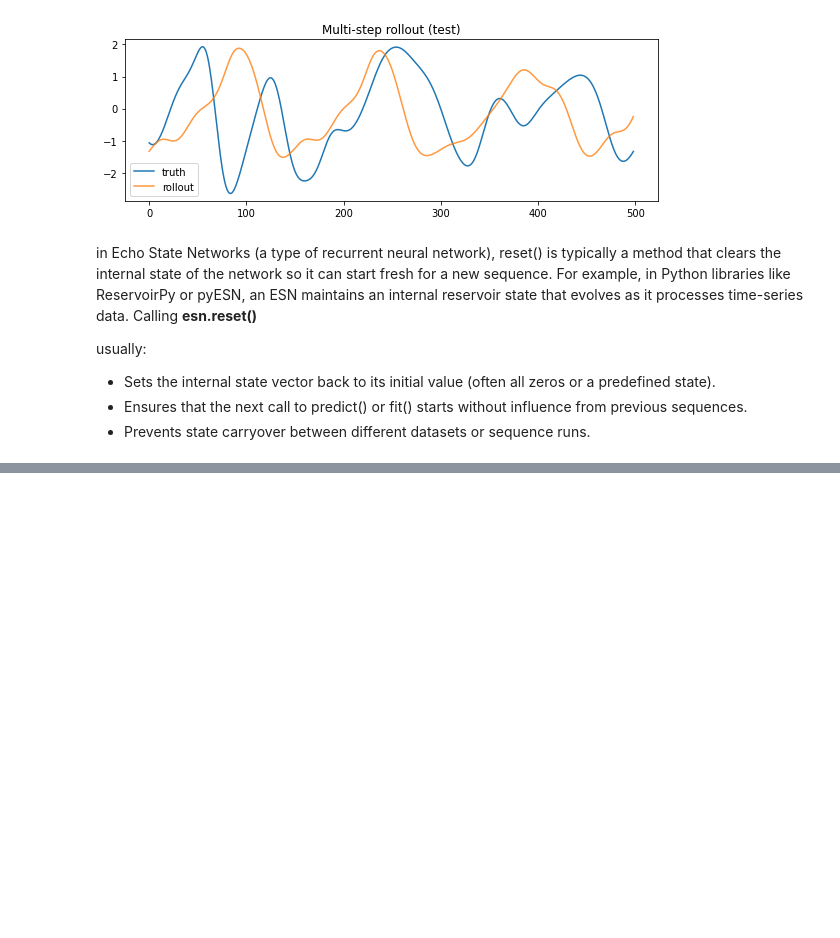
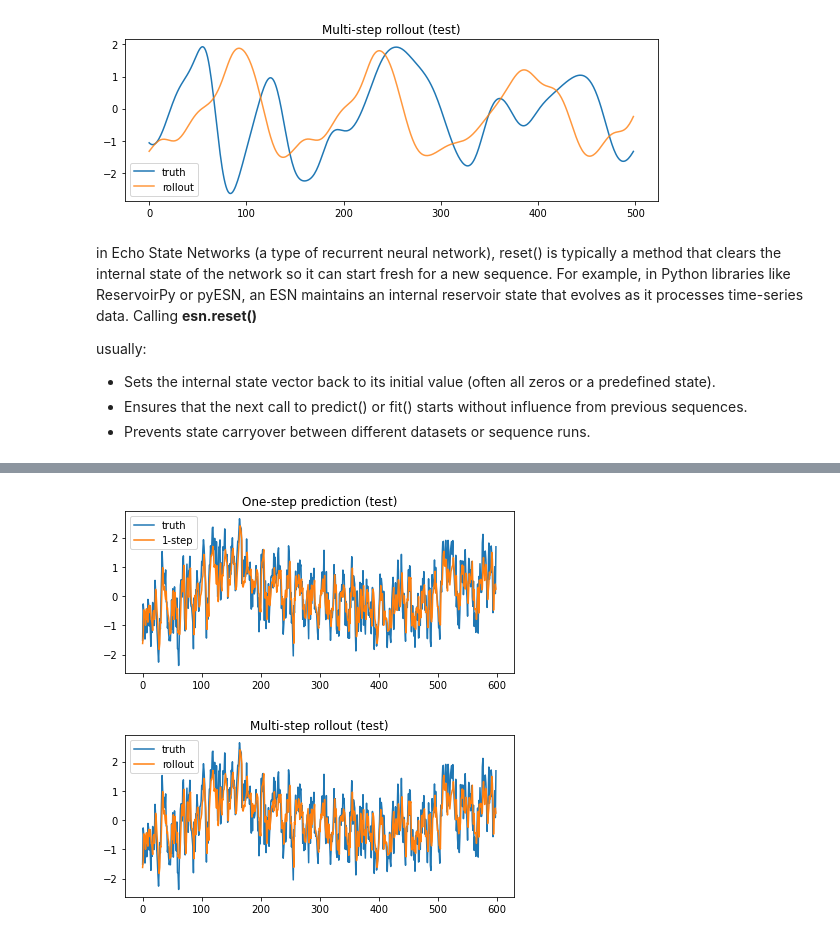
Before and after one commit to sriram-1/Quantum, a Jupyter notebook: QRC_Lyapunov_Notebook_Extended_v2.ipynb, the cells around one changed output, grey strips where cells are left out. Drawn from its saved outputs; the diff is of its cells as text; code cells hidden in the pictures; blank space fills up the shorter version.

```diff
--- a/QRC_Lyapunov_Notebook_Extended_v2.ipynb
+++ b/QRC_Lyapunov_Notebook_Extended_v2.ipynb
@@ -278,0 +407,75 @@ usually:
+# %%
+import matplotlib.pyplot as plt
+
+X = states
+y = X[:,0]
+y = (y - y.mean()) / (y.std() + 1e-12)
+
+# Build one-step pairs
+X_all = X[:-1]
+y_next = y[1:]
+
+T = len(y)
+n_train = int(0.6*T);
+n_valid = int(0.2*T)
+#T_test = T - T_train - T_valid
+
+# y_train = y[:T_train]
+# y_valid = y[T_train:T_train+T_valid]
+# y_test = y[T_train+T_valid:]
+
+#Disregard this comment # Align features for one-step prediction: X_t -> y_{t+1}
+
+Xtr = X_all[:n_train]
+Xva = X_all[n_train:n_train+n_valid]
+Xte = X_all[n_train+n_valid:]
+
+tgt_tr = y_next[:n_train];
+tgt_va = y_next[n_train:n_train+n_valid]
+tgt_te = y_next[n_train+n_valid:]
+
+print('Shapes:Xtr', Xtr.shape, 'tgt_tr', tgt_tr.shape)
+print('Shapes:Xva', Xva.shape, 'tgt_va', tgt_va.shape)
+print('Shapes:Xte', Xte.shape, 'tgt_te', tgt_te.shape)
+
+def add_bias(A):
+    return np.hstack([A, np.ones((A.shape[0],1))])
+
+Xtr_b, Xva_b, Xte_b = add_bias(Xtr), add_bias(Xva), add_bias(Xte)
+
+lam_grid = [0.0, 1e-6, 1e-5, 1e-4, 1e-3, 1e-2]
+best = None
+for lam in lam_grid:
+    XtX = Xtr_b.T @ Xtr_b
+    reg = lam * np.eye(XtX.shape[0])
+    Wout = (tgt_tr @ Xtr_b) @ np.linalg.inv(XtX + reg)
+    yhat_va = Xva_b @ Wout.T
+    nrmse_va = np.linalg.norm(yhat_va - tgt_va) / (np.linalg.norm(tgt_va) + 1e-12)
+    if (best is None) or (nrmse_va < best[0]):
+        best = (nrmse_va, lam, Wout)
+
+nrmse_va, lam_star, Wout = best
+print(f'Validation NRMSE: {nrmse_va:.4f}, lambda*: {lam_star:.1e}')
+
+#one-step test
+yhat_te_1 = Xte_b @ Wout.T
+nrmse_te_1 = np.linalg.norm(yhat_te_1 - tgt_te) / (np.linalg.norm(tgt_te) + 1e-12)
+print(f'Test NRMSE (one-step): {nrmse_te_1:.4f}')
+
+#Multi-step rollout
+H = len(tgt_te)
+roll = []
+#u_curr = y[T_train+T_valid-1]
+for h in range(H):
+    x_b = np.hstack([Xte[h],1.0])
+    yhat = float(x_b @ Wout.T)
+    roll.append(yhat)
+    #u_curr = yhat
+roll = np.array(roll)
+
+nrmse_roll = np.linalg.norm(roll - tgt_te) / (np.linalg.norm(tgt_te) + 1e-12)
+print(f'Test NRMSE (multi-step rollout): {nrmse_roll:.4f}')
+
+plt.figure(figsize=(6,3)); plt.plot(tgt_te, label='truth');plt.plot(yhat_te_1, label='1-step');plt.legend(); plt.title('One-step prediction (test)');plt.tight_layout();plt.show()
+plt.figure(figsize=(6,3)); plt.plot(tgt_te, label='truth');plt.plot(roll,label='rollout');plt.legend(); plt.title('Multi-step rollout (test)');plt.tight_layout();plt.show()
+# %% [output]
@@ -278,0 +488,2 @@ usually:
+[figure, added]
+[figure, added]
```
Also changed, not shown: parts of 13 cells of this notebook.
